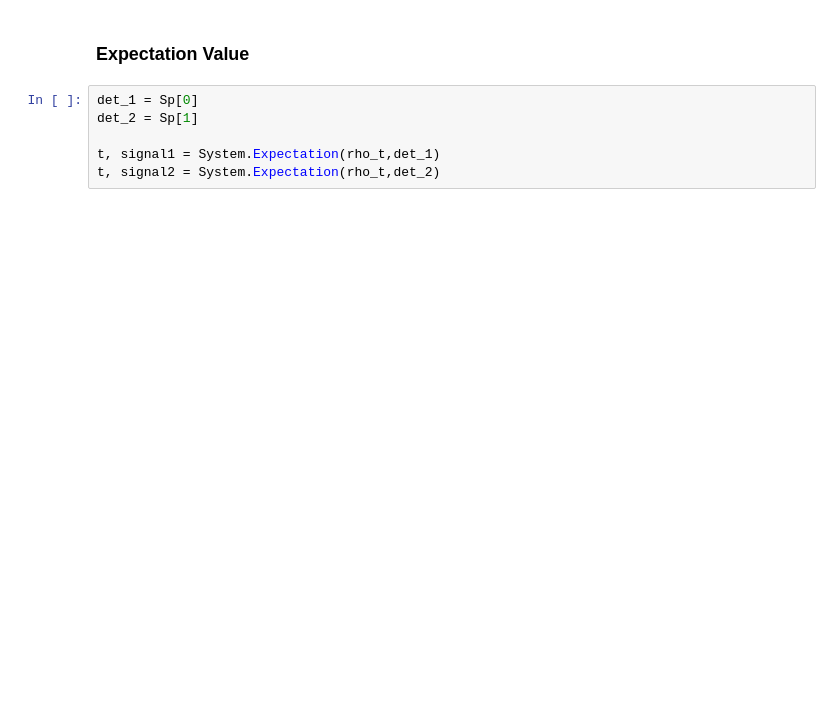
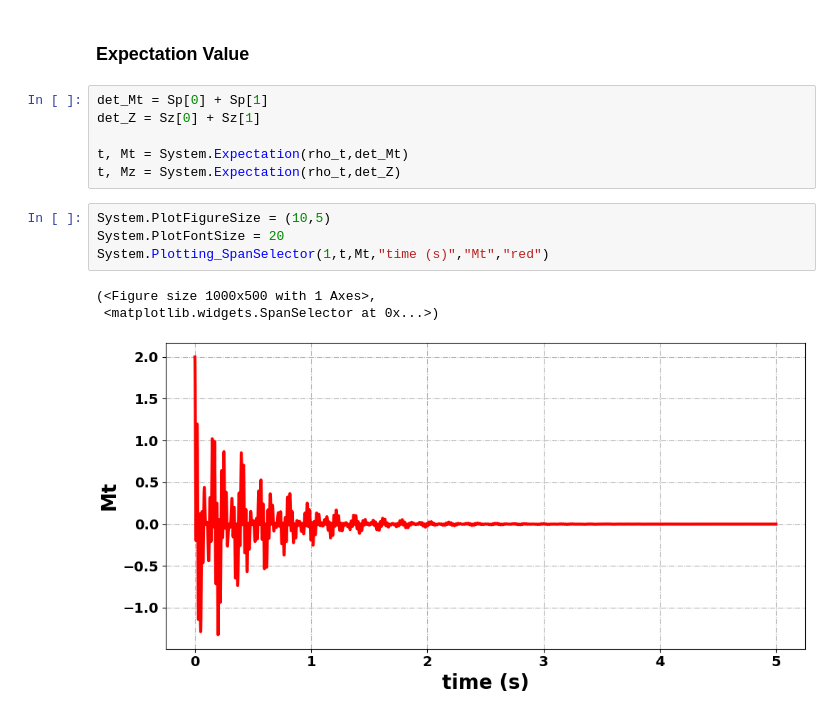
Before and after one commit to VThalakottoor/PyOR, a Jupyter notebook: Examples/1D_EXP/1D_Pulse Acquisition.ipynb, the cells around one changed output. Cells and saved outputs as stored; diff of their text form; blank space fills up the shorter version.

```diff
--- a/Examples/1D_EXP/1D_Pulse Acquisition.ipynb
+++ b/Examples/1D_EXP/1D_Pulse Acquisition.ipynb
@@ -182,11 +200,19 @@ Total time = 2.346442461013794 seconds
 # %% [markdown]
 ### Expectation Value
 # %%
-det_1 = Sp[0]
-det_2 = Sp[1]
+det_Mt = Sp[0] + Sp[1]
+det_Z = Sz[0] + Sz[1]
 
-t, signal1 = System.Expectation(rho_t,det_1)
-t, signal2 = System.Expectation(rho_t,det_2)
+t, Mt = System.Expectation(rho_t,det_Mt)
+t, Mz = System.Expectation(rho_t,det_Z)
+# %%
+System.PlotFigureSize = (10,5)
+System.PlotFontSize = 20
+System.Plotting_SpanSelector(1,t,Mt,"time (s)","Mt","red")
+# %% [output]
+(<Figure size 1000x500 with 1 Axes>,
+ <matplotlib.widgets.SpanSelector at 0x...>)
+[figure, added]
 # %%
 System.PlotFigureSize = (10,5)
 System.PlotFontSize = 20
```
Also changed, not shown: parts of 13 cells of this notebook.
